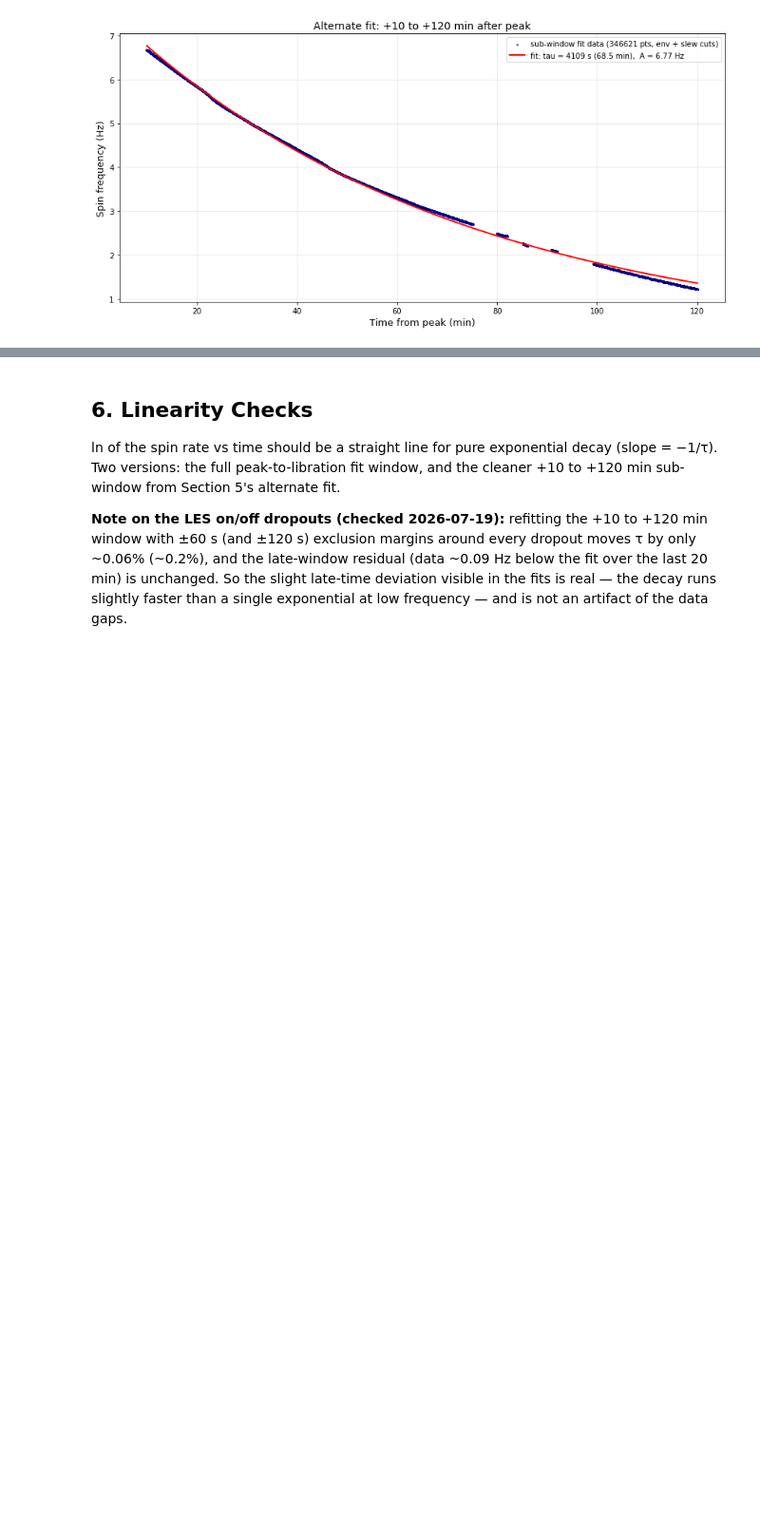
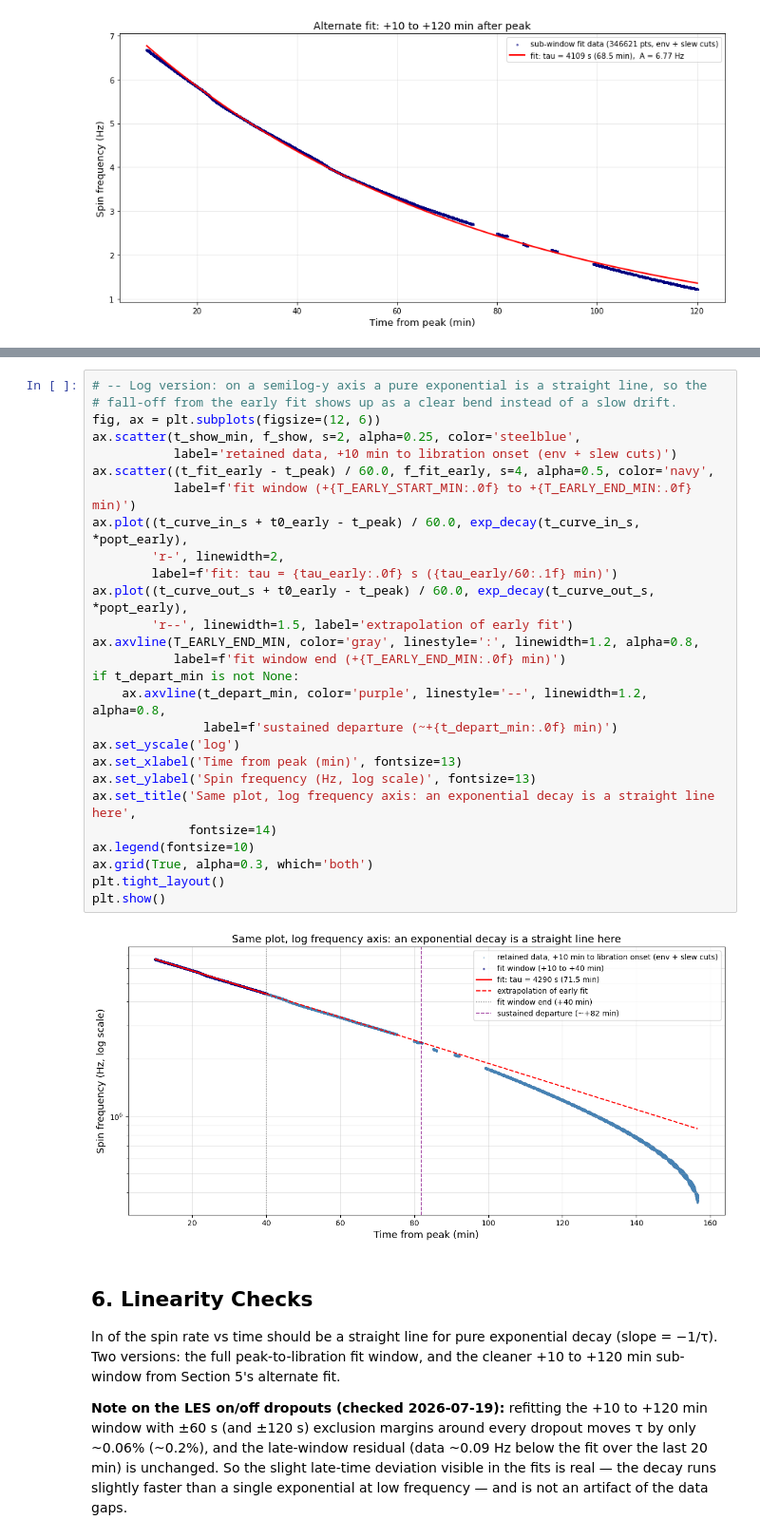
Before and after one commit to Moore-Lab/Decay-Sail, a Jupyter notebook: analysis/spindown_20260702.ipynb, the cells around one changed output, grey strips where cells are left out. Shown at 95% size. Saved outputs shown, nothing was run; the diff lists cells and outputs as text; blank space fills up the shorter version.

```diff
--- a/analysis/spindown_20260702.ipynb
+++ b/analysis/spindown_20260702.ipynb
@@ -715,3 +825,32 @@ residual std: 0.0597 Hz, max abs resid: 0.1474 Hz
+# %%
+# -- Log version: on a semilog-y axis a pure exponential is a straight line, so the
+# fall-off from the early fit shows up as a clear bend instead of a slow drift.
+fig, ax = plt.subplots(figsize=(12, 6))
+ax.scatter(t_show_min, f_show, s=2, alpha=0.25, color='steelblue',
+           label='retained data, +10 min to libration onset (env + slew cuts)')
+ax.scatter((t_fit_early - t_peak) / 60.0, f_fit_early, s=4, alpha=0.5, color='navy',
+           label=f'fit window (+{T_EARLY_START_MIN:.0f} to +{T_EARLY_END_MIN:.0f} min)')
+ax.plot((t_curve_in_s + t0_early - t_peak) / 60.0, exp_decay(t_curve_in_s, *popt_early),
+        'r-', linewidth=2,
+        label=f'fit: tau = {tau_early:.0f} s ({tau_early/60:.1f} min)')
+ax.plot((t_curve_out_s + t0_early - t_peak) / 60.0, exp_decay(t_curve_out_s, *popt_early),
+        'r--', linewidth=1.5, label='extrapolation of early fit')
+ax.axvline(T_EARLY_END_MIN, color='gray', linestyle=':', linewidth=1.2, alpha=0.8,
+           label=f'fit window end (+{T_EARLY_END_MIN:.0f} min)')
+if t_depart_min is not None:
+    ax.axvline(t_depart_min, color='purple', linestyle='--', linewidth=1.2, alpha=0.8,
+               label=f'sustained departure (~+{t_depart_min:.0f} min)')
+ax.set_yscale('log')
+ax.set_xlabel('Time from peak (min)', fontsize=13)
+ax.set_ylabel('Spin frequency (Hz, log scale)', fontsize=13)
+ax.set_title('Same plot, log frequency axis: an exponential decay is a straight line here',
+             fontsize=14)
+ax.legend(fontsize=10)
+ax.grid(True, alpha=0.3, which='both')
+plt.tight_layout()
+plt.show()
+# %% [output]
+[figure, added]
 # %% [markdown]
 ## 6. Linearity Checks
 ln of the spin rate vs time should be a straight line for pure exponential decay
```
Also changed, not shown: parts of 2 cells of this notebook.
